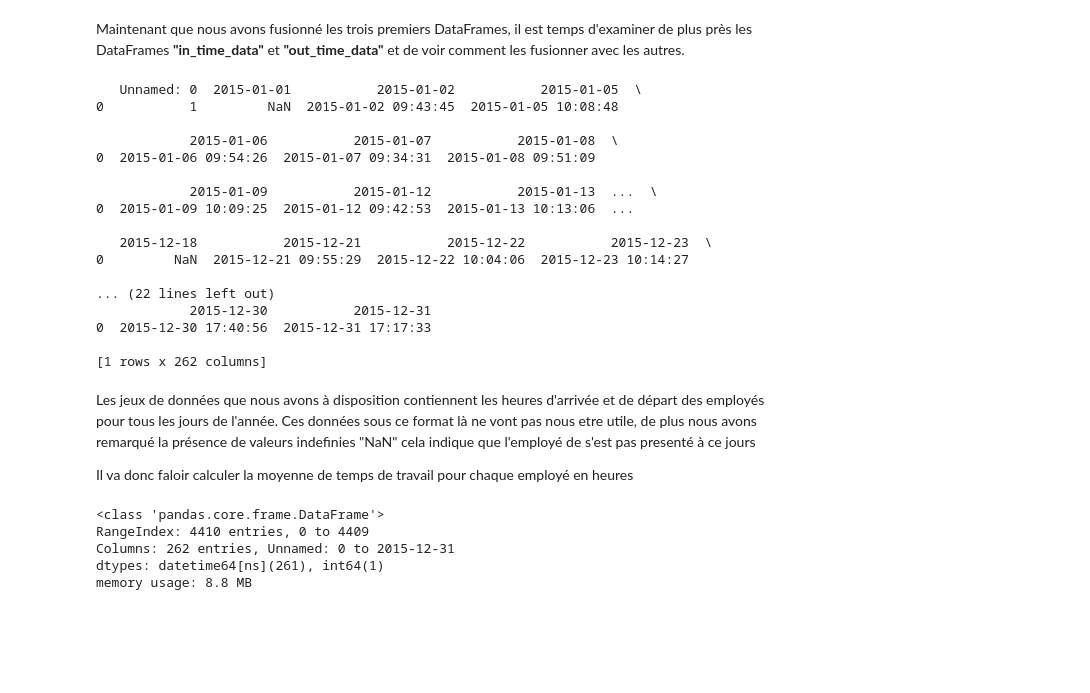
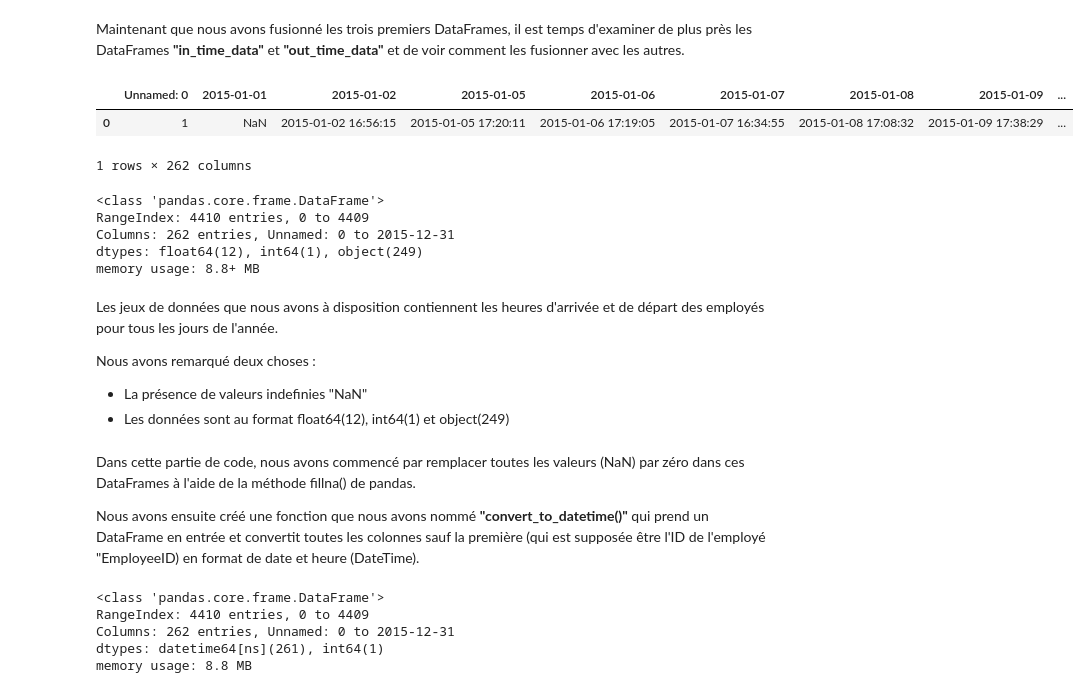
Before and after one commit to itsyanis/Machine-Learning-Project, a Jupyter notebook: Livrable_Projet IA.ipynb, the cells around one changed output. Saved outputs shown, nothing was run; the diff lists cells and outputs as text; code cells hidden in the pictures; blank space fills up the shorter version.

```diff
--- a/Livrable_Projet IA.ipynb
+++ b/Livrable_Projet IA.ipynb
@@ -72,31 +74,29 @@ data_merged.head()
 # %% [markdown]
 Maintenant que nous avons fusionné les trois premiers DataFrames, il est temps d'examiner de plus près les DataFrames <strong>"in_time_data"</strong> et <strong>"out_time_data"</strong> et de voir comment les fusionner avec les autres.
 # %%
-print(in_time_data.head(1))
-print(out_time_data.head(1))
+in_time_data.head(1)
 # %% [output]
+|  | Unnamed: 0 | 2015-01-01 | 2015-01-02 | 2015-01-05 | 2015-01-06 | 2015-01-07 | 2015-01-08 | 2015-01-09 | ... |
+| 0 | 1 | NaN | 2015-01-02 16:56:15 | 2015-01-05 17:20:11 | 2015-01-06 17:19:05 | 2015-01-07 16:34:55 | 2015-01-08 17:08:32 | 2015-01-09 17:38:29 | ... |
-   Unnamed: 0  2015-01-01           2015-01-02           2015-01-05  \
-0           1         NaN  2015-01-02 09:43:45  2015-01-05 10:08:48
-
-            2015-01-06           2015-01-07           2015-01-08  \
-0  2015-01-06 09:54:26  2015-01-07 09:34:31  2015-01-08 09:51:09
-
-            2015-01-09           2015-01-12           2015-01-13  ...  \
-0  2015-01-09 10:09:25  2015-01-12 09:42:53  2015-01-13 10:13:06  ...
-
-   2015-12-18           2015-12-21           2015-12-22           2015-12-23  \
-0         NaN  2015-12-21 09:55:29  2015-12-22 10:04:06  2015-12-23 10:14:27
-
-... (22 lines left out)
-            2015-12-30           2015-12-31
-0  2015-12-30 17:40:56  2015-12-31 17:17:33
-
-[1 rows x 262 columns]
+1 rows × 262 columns
+# %%
+out_time_data.info()
+# %% [output]
+<class 'pandas.core.frame.DataFrame'>
+RangeIndex: 4410 entries, 0 to 4409
+Columns: 262 entries, Unnamed: 0 to 2015-12-31
+dtypes: float64(12), int64(1), object(249)
+memory usage: 8.8+ MB
 # %% [markdown]
 Les jeux de données que nous avons à disposition contiennent les heures d'arrivée et de départ des employés pour tous les jours de l'année.
-Ces données sous ce format là ne vont pas nous etre utile, de plus nous avons remarqué la présence de valeurs indefinies "NaN" cela indique que l'employé de s'est pas presenté à ce jours
 
-Il va donc faloir calculer la moyenne de temps de travail pour chaque employé en heures
+Nous avons remarqué deux choses :
+ - La présence de valeurs indefinies "NaN"
+ - Les données sont au format float64(12), int64(1) et object(249)
+# %% [markdown]
+Dans cette partie de code, nous avons commencé par remplacer toutes les valeurs (NaN) par zéro dans ces DataFrames à l'aide de la méthode fillna() de pandas.
+
+Nous avons ensuite créé une fonction que nous avons nommé <strong>"convert_to_datetime()"</strong> qui prend un DataFrame en entrée et convertit toutes les colonnes sauf la première (qui est supposée être l'ID de l'employé "EmployeeID) en format de date et heure (DateTime).
 # %%
 data_in_time = in_time_data.fillna(0)
 data_out_time= out_time_data.fillna(0)
```
Also changed, not shown: parts of 13 cells of this notebook.
